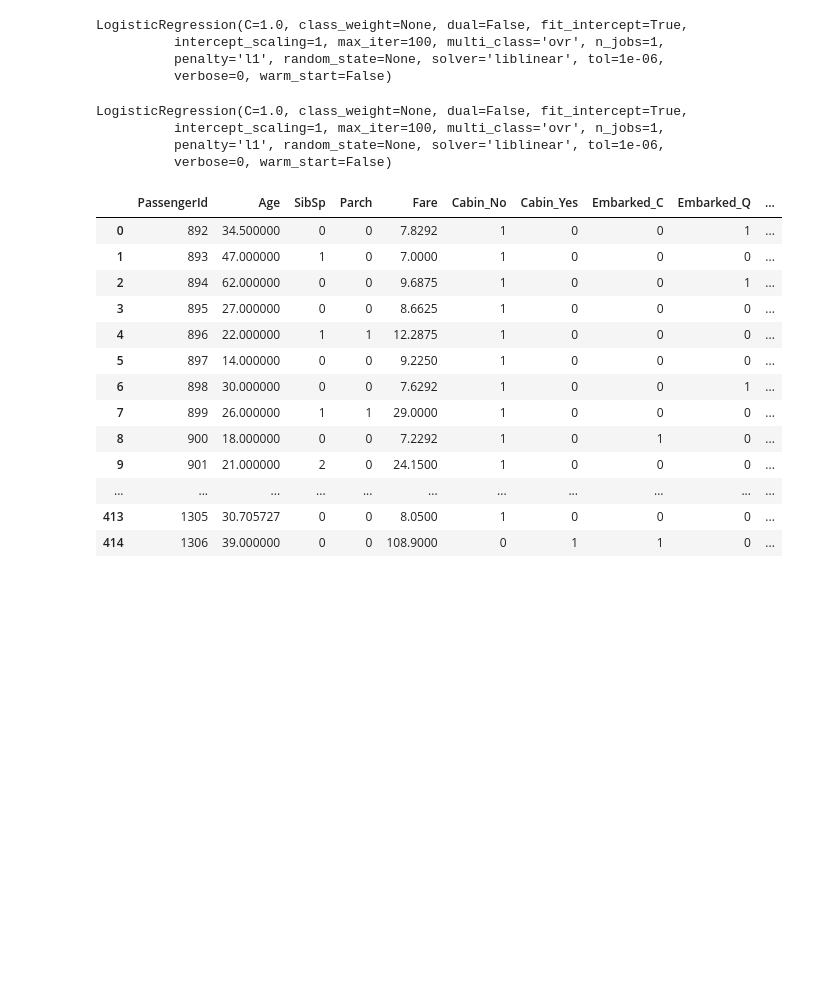
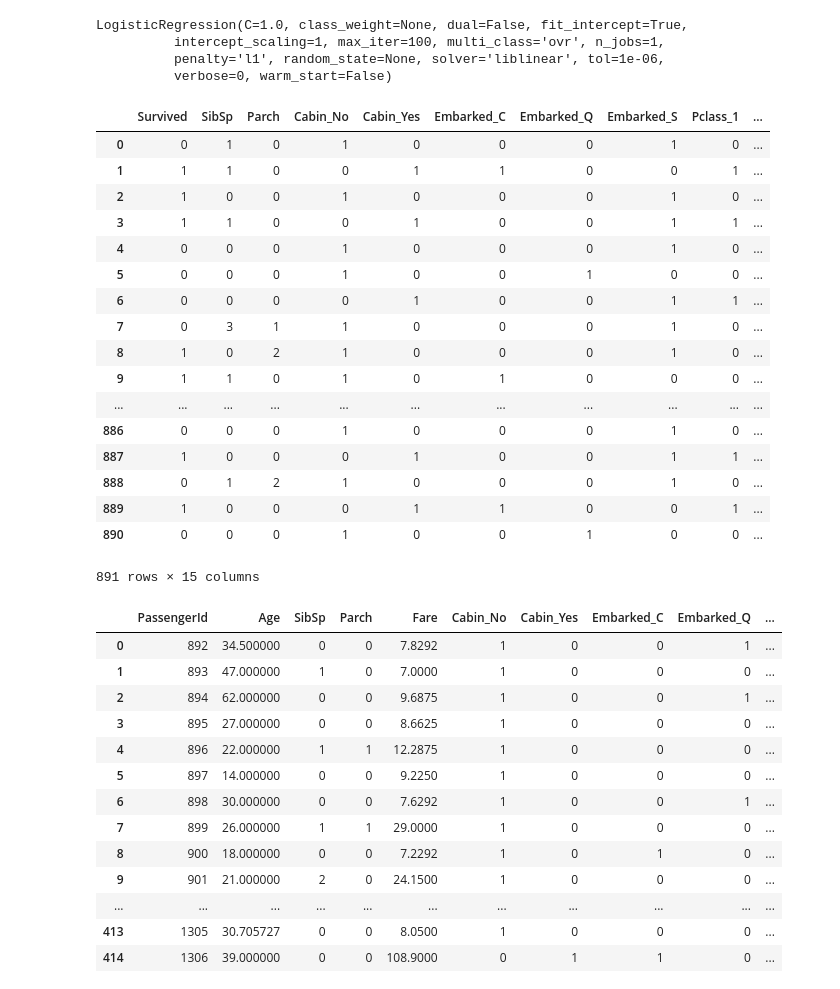
Before and after one commit to coolralf/KaggleTraining, a Jupyter notebook: Titanic/titanic.ipynb, the cells around one changed output. Saved outputs shown, nothing was run; the diff lists cells and outputs as text; code cells hidden in the pictures; blank space fills up the shorter version.

```diff
--- a/Titanic/titanic.ipynb
+++ b/Titanic/titanic.ipynb
@@ -147,13 +147,27 @@ LogisticRegression(C=1.0, class_weight=None, dual=False, fit_intercept=True,
           intercept_scaling=1, max_iter=100, multi_class='ovr', n_jobs=1,
           penalty='l1', random_state=None, solver='liblinear', tol=1e-06,
           verbose=0, warm_start=False)
-# %%
-clf
-# %% [output]
-LogisticRegression(C=1.0, class_weight=None, dual=False, fit_intercept=True,
-          intercept_scaling=1, max_iter=100, multi_class='ovr', n_jobs=1,
-          penalty='l1', random_state=None, solver='liblinear', tol=1e-06,
-          verbose=0, warm_start=False)
+# %%
+train_df
+# %% [output]
+|  | Survived | SibSp | Parch | Cabin_No | Cabin_Yes | Embarked_C | Embarked_Q | Embarked_S | Pclass_1 | ... |
+| 0 | 0 | 1 | 0 | 1 | 0 | 0 | 0 | 1 | 0 | ... |
+| 1 | 1 | 1 | 0 | 0 | 1 | 1 | 0 | 0 | 1 | ... |
+| 2 | 1 | 0 | 0 | 1 | 0 | 0 | 0 | 1 | 0 | ... |
+| 3 | 1 | 1 | 0 | 0 | 1 | 0 | 0 | 1 | 1 | ... |
+| 4 | 0 | 0 | 0 | 1 | 0 | 0 | 0 | 1 | 0 | ... |
+| 5 | 0 | 0 | 0 | 1 | 0 | 0 | 1 | 0 | 0 | ... |
+| 6 | 0 | 0 | 0 | 0 | 1 | 0 | 0 | 1 | 1 | ... |
+| 7 | 0 | 3 | 1 | 1 | 0 | 0 | 0 | 1 | 0 | ... |
+| 8 | 1 | 0 | 2 | 1 | 0 | 0 | 0 | 1 | 0 | ... |
+| 9 | 1 | 1 | 0 | 1 | 0 | 1 | 0 | 0 | 0 | ... |
+| ... | ... | ... | ... | ... | ... | ... | ... | ... | ... | ... |
+| 886 | 0 | 0 | 0 | 1 | 0 | 0 | 0 | 1 | 0 | ... |
+| 887 | 1 | 0 | 0 | 0 | 1 | 0 | 0 | 1 | 1 | ... |
+| 888 | 0 | 1 | 2 | 1 | 0 | 0 | 0 | 1 | 0 | ... |
+| 889 | 1 | 0 | 0 | 0 | 1 | 1 | 0 | 0 | 1 | ... |
+| 890 | 0 | 0 | 0 | 1 | 0 | 0 | 1 | 0 | 0 | ... |
+891 rows × 15 columns
 # %%
 data_test= pd.read_csv("test.csv")
 data_test.loc[(data_test.Fare.isnull()),'Fare']= 0
```
Also changed, not shown: parts of 4 cells of this notebook, 3 other files.
